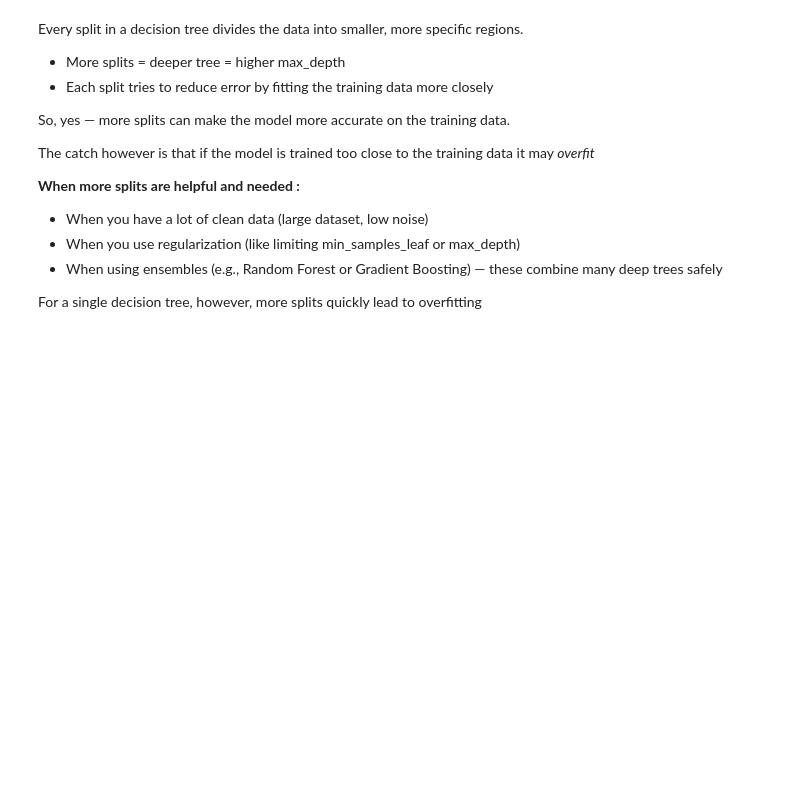
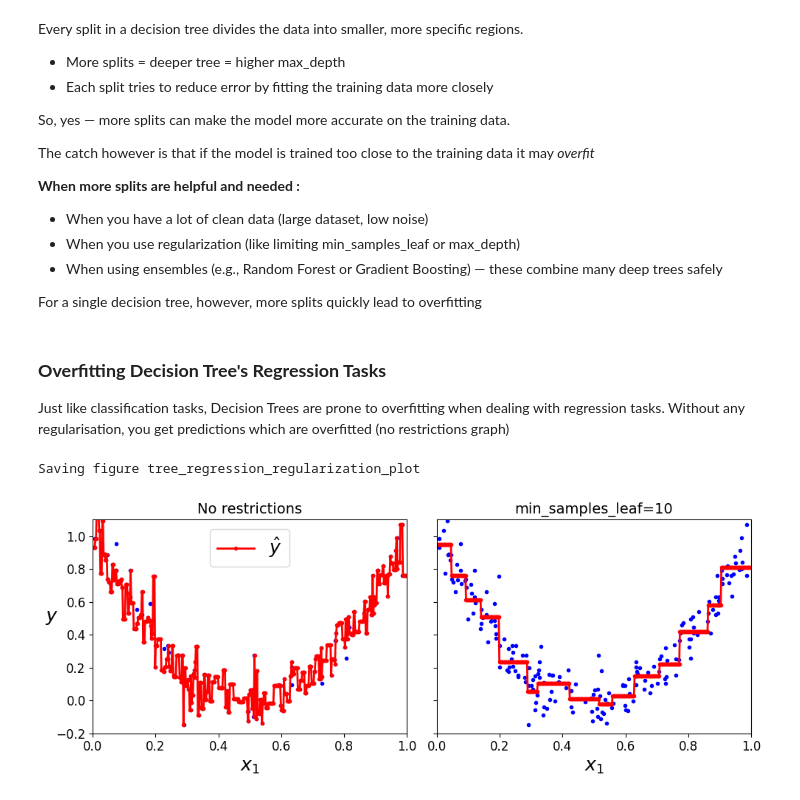
Before and after one commit to regional-specter/Learning-ML, a Jupyter notebook: Model Examples and Practice/supervised/decision-trees.ipynb, the cells around one changed output. Cells and saved outputs as stored; diff of their text form; code cells hidden in the pictures; blank space fills up the shorter version.

Commit message:
Decision Tree Reg. Overfitting

```diff
--- a/Model Examples and Practice/supervised/decision-trees.ipynb
+++ b/Model Examples and Practice/supervised/decision-trees.ipynb
@@ -360,3 +360,43 @@ The catch however is that if the model is trained too close to the training data
 - When using ensembles (e.g., Random Forest or Gradient Boosting) — these combine many deep trees safely
 
 For a single decision tree, however, more splits quickly lead to overfitting
+# %% [markdown]
+### **Overfitting Decision Tree's Regression Tasks**
+
+Just like classification tasks, Decision Trees are prone to overfitting when dealing with regression tasks. Without any regularisation, you get predictions which are overfitted (no restrictions graph)
+# %%
+# Initiate the Decision Tree Regressor models with different min_sample_leaf values for restriction
+tree_reg1 = DecisionTreeRegressor(random_state=42)
+tree_reg2 = DecisionTreeRegressor(random_state=42, min_samples_leaf=10)
+
+# Train the models on same data
+tree_reg1.fit(X, y)
+tree_reg2.fit(X, y)
+
+x1 = np.linspace(0, 1, 500).reshape(-1, 1)
+y_pred1 = tree_reg1.predict(x1)
+y_pred2 = tree_reg2.predict(x1)
+
+fig, axes = plt.subplots(ncols=2, figsize=(10, 4), sharey=True)
+
+plt.sca(axes[0])
+plt.plot(X, y, "b.")
+plt.plot(x1, y_pred1, "r.-", linewidth=2, label=r"$\hat{y}$")
+plt.axis([0, 1, -0.2, 1.1])
+plt.xlabel("$x_1$", fontsize=18)
+plt.ylabel("$y$", fontsize=18, rotation=0)
+plt.legend(loc="upper center", fontsize=18)
+plt.title("No restrictions", fontsize=14)
+
+plt.sca(axes[1])
+plt.plot(X, y, "b.")
+plt.plot(x1, y_pred2, "r.-", linewidth=2, label=r"$\hat{y}$")
+plt.axis([0, 1, -0.2, 1.1])
+plt.xlabel("$x_1$", fontsize=18)
+plt.title("min_samples_leaf={}".format(tree_reg2.min_samples_leaf), fontsize=14)
+
+save_fig("tree_regression_regularization_plot")
+plt.show()
+# %% [output]
+Saving figure tree_regression_regularization_plot
+[figure, added]
```
Also changed, not shown: 1 other file.
